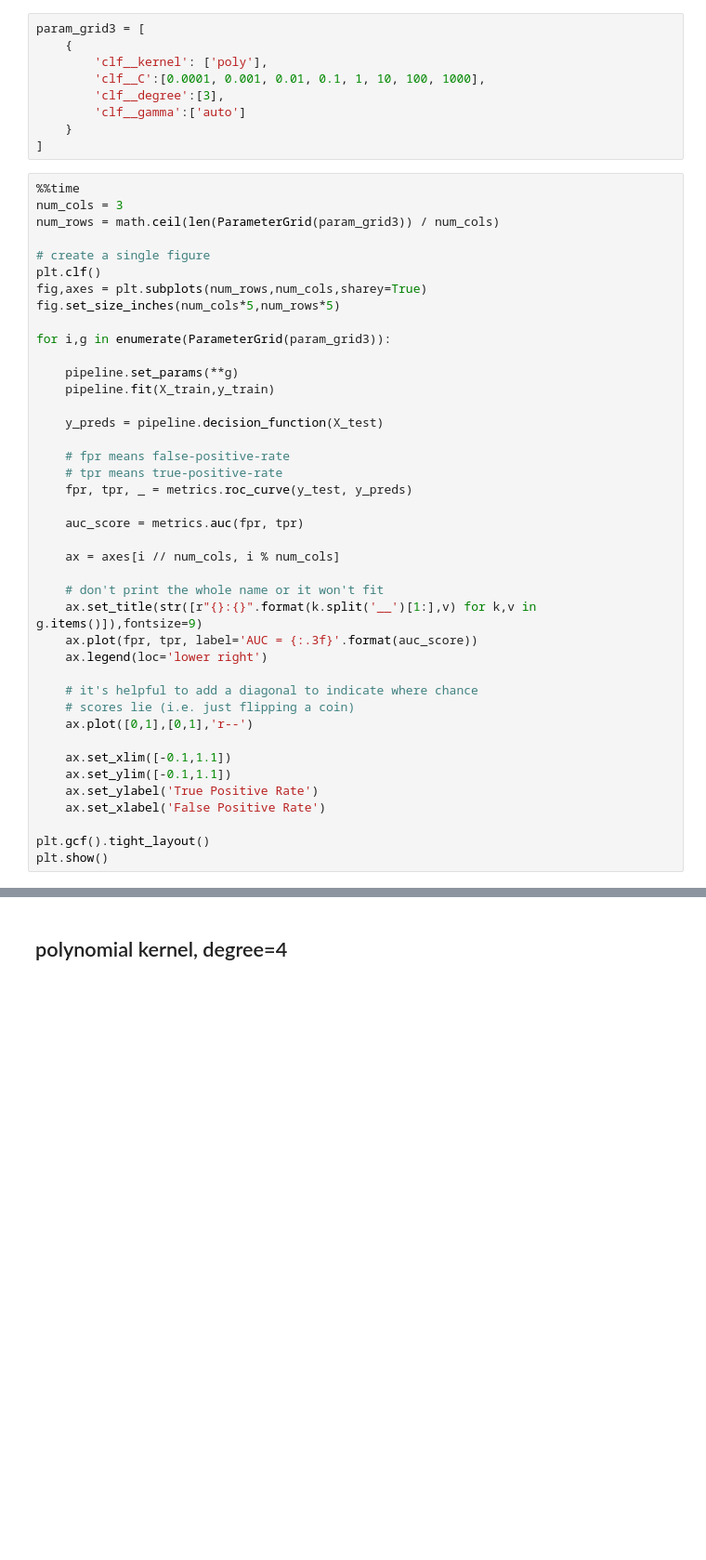
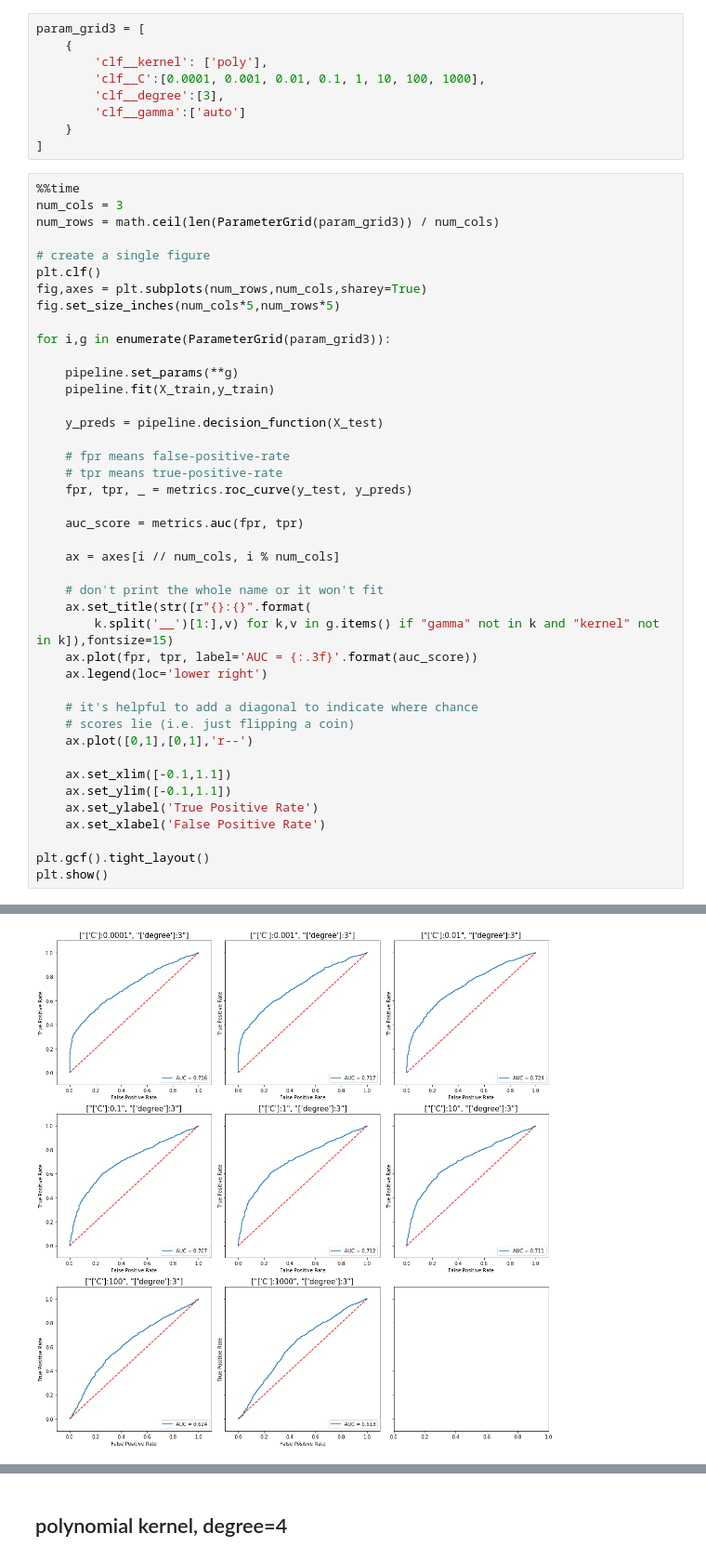
Before and after one commit to queirozfcom/python-sandbox, a Jupyter notebook: python3/notebooks/svm-c/svm-c.ipynb, the cells around one changed output, grey strips where cells are left out. Shown at 93% size. Saved outputs shown, nothing was run; the diff lists cells and outputs as text; blank space fills up the shorter version.

```diff
--- a/python3/notebooks/svm-c/svm-c.ipynb
+++ b/python3/notebooks/svm-c/svm-c.ipynb
@@ -192,7 +204,8 @@ for i,g in enumerate(ParameterGrid(param_grid3)):
     ax = axes[i // num_cols, i % num_cols]
 
     # don't print the whole name or it won't fit
-    ax.set_title(str([r"{}:{}".format(k.split('__')[1:],v) for k,v in g.items()]),fontsize=9)
+    ax.set_title(str([r"{}:{}".format(
+        k.split('__')[1:],v) for k,v in g.items() if "gamma" not in k and "kernel" not in k]),fontsize=15)
     ax.plot(fpr, tpr, label='AUC = {:.3f}'.format(auc_score))
     ax.legend(loc='lower right')
 
@@ -207,3 +220,4 @@ for i,g in enumerate(ParameterGrid(param_grid3)):
 
 plt.gcf().tight_layout()
 plt.show()
+# %% [output]
@@ -209,0 +225 @@ plt.show()
+[figure, added]
```
Also changed, not shown: parts of 6 cells of this notebook.
